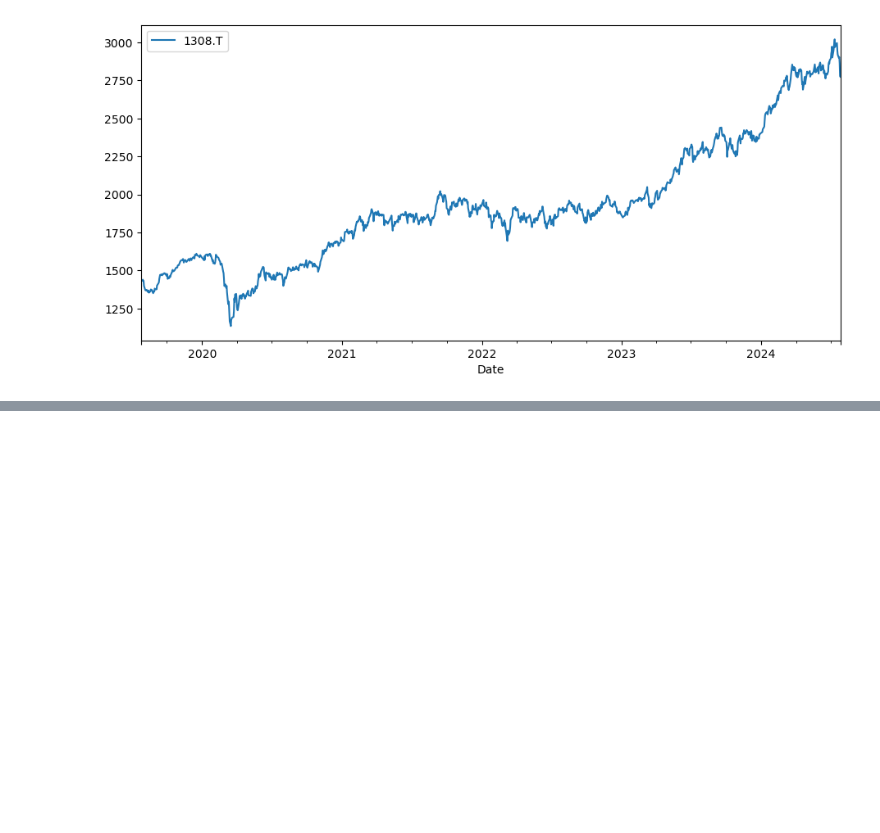
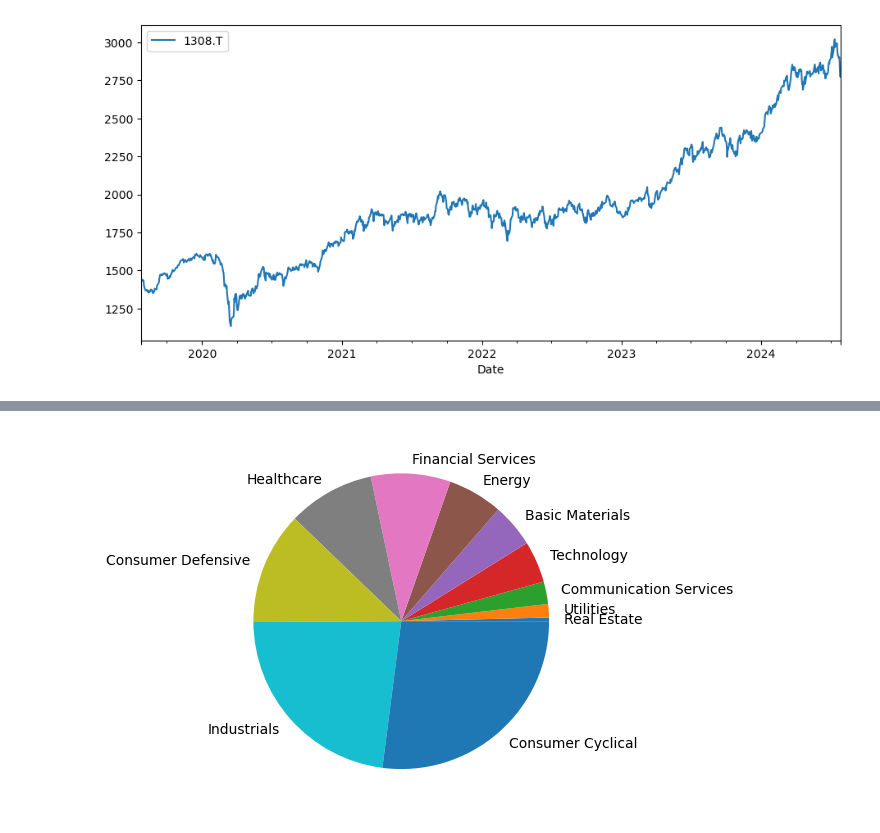
Before and after one commit to christianatanasov/algodisco, a Jupyter notebook: finance/index.ipynb, the cells around one changed output, grey strips where cells are left out. Saved outputs shown, nothing was run; the diff lists cells and outputs as text; code cells hidden in the pictures; blank space fills up the shorter version.

```diff
--- a/finance/index.ipynb
+++ b/finance/index.ipynb
@@ -155,0 +156,5 @@ cac40
+# %%
+cac40.groupby('Sector')['WEIGHT'].sum().sort_values().plot.pie(label='')
+plt.show()
+# %% [output]
+[figure, added]
```
Also changed, not shown: parts of 28 cells of this notebook.
